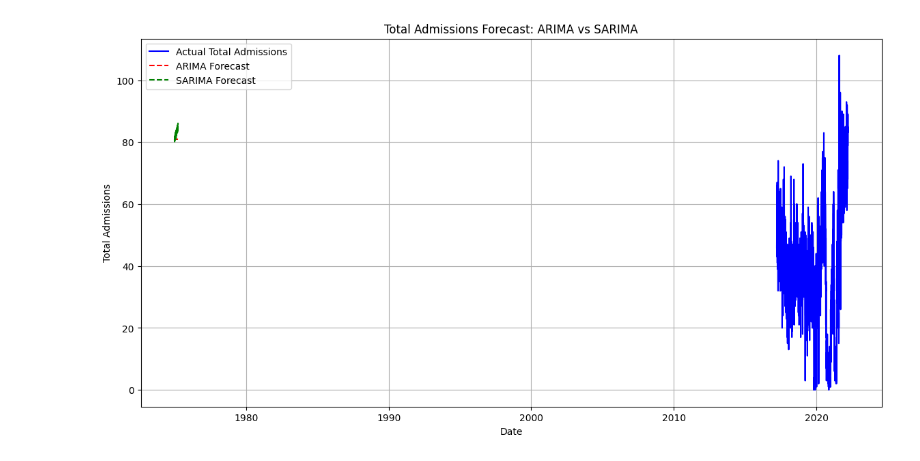
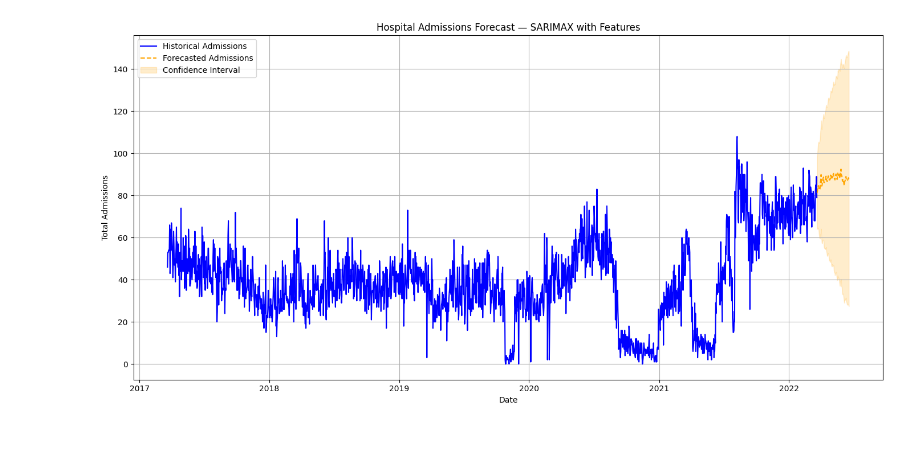
Before and after one commit to tottaradhanush/finalproject, a Jupyter notebook: model_training_ts.ipynb, the cells around one changed output. Drawn from its saved outputs; the diff is of its cells as text; code cells hidden in the pictures.

Commit message:
new model added

```diff
--- a/model_training_ts.ipynb
+++ b/model_training_ts.ipynb
@@ -155,65 +2,90 @@ print(future_forecast)
 import pandas as pd
 import numpy as np
 import matplotlib.pyplot as plt
-from statsmodels.tsa.arima.model import ARIMA
 from statsmodels.tsa.statespace.sarimax import SARIMAX
 from statsmodels.tsa.stattools import adfuller
 
-# Load the data
+# Load data
 hospital_data = pd.read_csv('feature_engineering_data.csv')
 hospital_data['ResidentDate'] = pd.to_datetime(hospital_data['ResidentDate'])
 hospital_data.set_index('ResidentDate', inplace=True)
 
-# Select the target variable
-data = hospital_data['Total_Admissions']
+# Target variable
+y = hospital_data['Total_Admissions']
 
-# Check for stationarity
+# Exogenous variables — meaningful drivers of spikes
+exog_vars = [
+    'is_weekend', 'season', 'temperature_max', 'temperature_min',
+    'temp_range', 'precipitation', 'is_rain', 'Festival',
+    'pandemic_flag', 'disaster_flag'
+]
+exog = hospital_data[exog_vars]
+
+# Stationarity check
 def test_stationarity(timeseries):
     result = adfuller(timeseries)
     print('ADF Statistic:', result[0])
     print('p-value:', result[1])
     if result[1] <= 0.05:
-        print("The time series is stationary")
+        print("✅ Time series is stationary.")
     else:
-        print("The time series is not stationary")
+        print("❌ Time series is NOT stationary. Differencing required.")
 
-test_stationarity(data)
+print("\nOriginal Series Stationarity Check:")
+test_stationarity(y)
 
-# If the series is not stationary, difference the data
-data_diff = data.diff().dropna()
-test_stationarity(data_diff)
+# If needed, differencing:
+y_diff = y.diff().dropna()
+print("\nAfter Differencing Stationarity Check:")
+test_stationarity(y_diff)
 
-# Fit ARIMA model
-p, d, q = 1, 1, 1  # Adjust these parameters based on ACF and PACF plots
-arima_model = ARIMA(data, order=(p, d, q))
-arima_model_fit = arima_model.fit()
+# SARIMAX model — using your external features
+p, d, q = 1, 1, 1  # basic ARIMA part
+P, D, Q, m = 1, 1, 1, 7  # seasonal part, weekly cycles
 
-# Forecasting with ARIMA
-arima_forecast = arima_model_fit.forecast(steps=90)  # Forecast for the next 90 days
+model = SARIMAX(y,
+                exog=exog,
+                order=(p, d, q),
+                seasonal_order=(P, D, Q, m),
+                enforce_stationarity=False,
+                enforce_invertibility=False)
 
-# Fit SARIMA model
-P, D, Q, m = 1, 1, 1, 12  # Adjust these parameters based on seasonal patterns
-sarima_model = SARIMAX(data, order=(p, d, q), seasonal_order=(P, D, Q, m))
-sarima_model_fit = sarima_model.fit()
+results = model.fit(disp=False)
 
-# Forecasting with SARIMA
-sarima_forecast = sarima_model_fit.forecast(steps=90)  # Forecast for the next 90 days
+# Forecasting next 90 days
+future_exog = exog.iloc[-90:].copy()  # reuse last known conditions for forecasting
 
-# Plotting the results
+forecast_steps = 90
+forecast = results.get_forecast(steps=forecast_steps, exog=future_exog)
+forecast_index = pd.date_range(start=y.index[-1] + pd.Timedelta(days=1), periods=forecast_steps, freq='D')
+
+forecast_mean = forecast.predicted_mean
+forecast_ci = forecast.conf_int()
+
+# Plotting the historical data and forecast
 plt.figure(figsize=(14, 7))
-plt.plot(data, label='Actual Total Admissions', color='blue')
-plt.plot(arima_forecast.index, arima_forecast, label='ARIMA Forecast', color='red', linestyle='--')
-plt.plot(sarima_forecast.index, sarima_forecast, label='SARIMA Forecast', color='green', linestyle='--')
-plt.title('Total Admissions Forecast: ARIMA vs SARIMA')
+plt.plot(y.index, y, label='Historical Admissions', color='blue')
+plt.plot(forecast_index, forecast_mean, label='Forecasted Admissions', color='orange', linestyle='--')
+plt.fill_between(forecast_index,
+                 forecast_ci.iloc[:, 0],
+                 forecast_ci.iloc[:, 1],
+                 color='orange', alpha=0.2, label='Confidence Interval')
+
+plt.title('Hospital Admissions Forecast — SARIMAX with Features')
 plt.xlabel('Date')
 plt.ylabel('Total Admissions')
 plt.legend()
-plt.grid()
+plt.grid(True)
+plt.tight_layout()
 plt.show()
 
-# Print the forecasts
-print("ARIMA Forecast:")
-print(arima_forecast)
-print("\nSARIMA Forecast:")
-print(sarima_forecast)
+# Print Forecast Summary
+forecast_df = pd.DataFrame({
+    'Forecast_Date': forecast_index,
+    'Predicted_Admissions': forecast_mean.round(2),
+    'Lower_CI': forecast_ci.iloc[:, 0].round(2),
+    'Upper_CI': forecast_ci.iloc[:, 1].round(2)
+})
+print("\nForecast Table (first 15 rows):")
+print(forecast_df.head(15))
 # %% [output]
@@ -226 +101 @@ The time series is stationary
-[figure, old version]
+[figure, new version]
```
Also changed, not shown: parts of 7 cells of this notebook.
